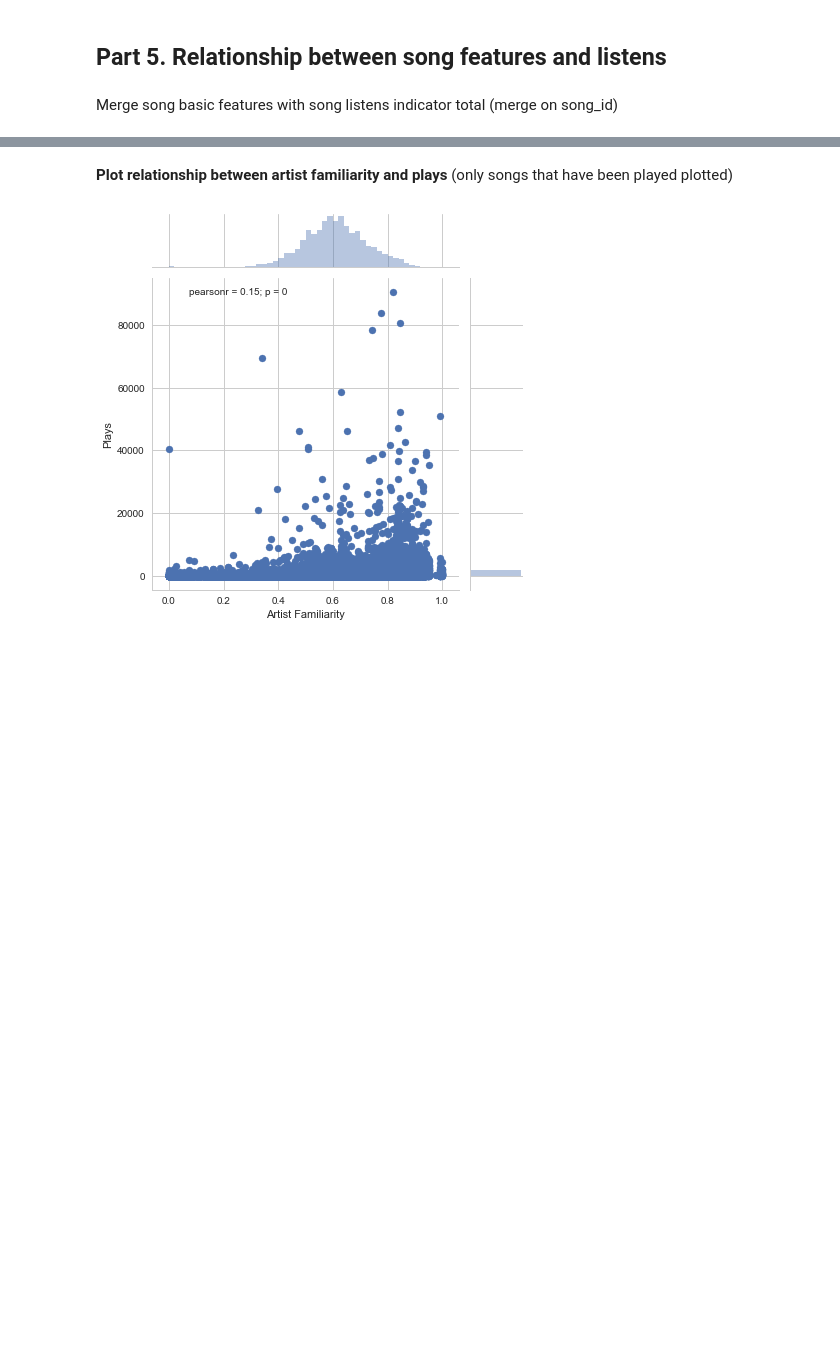
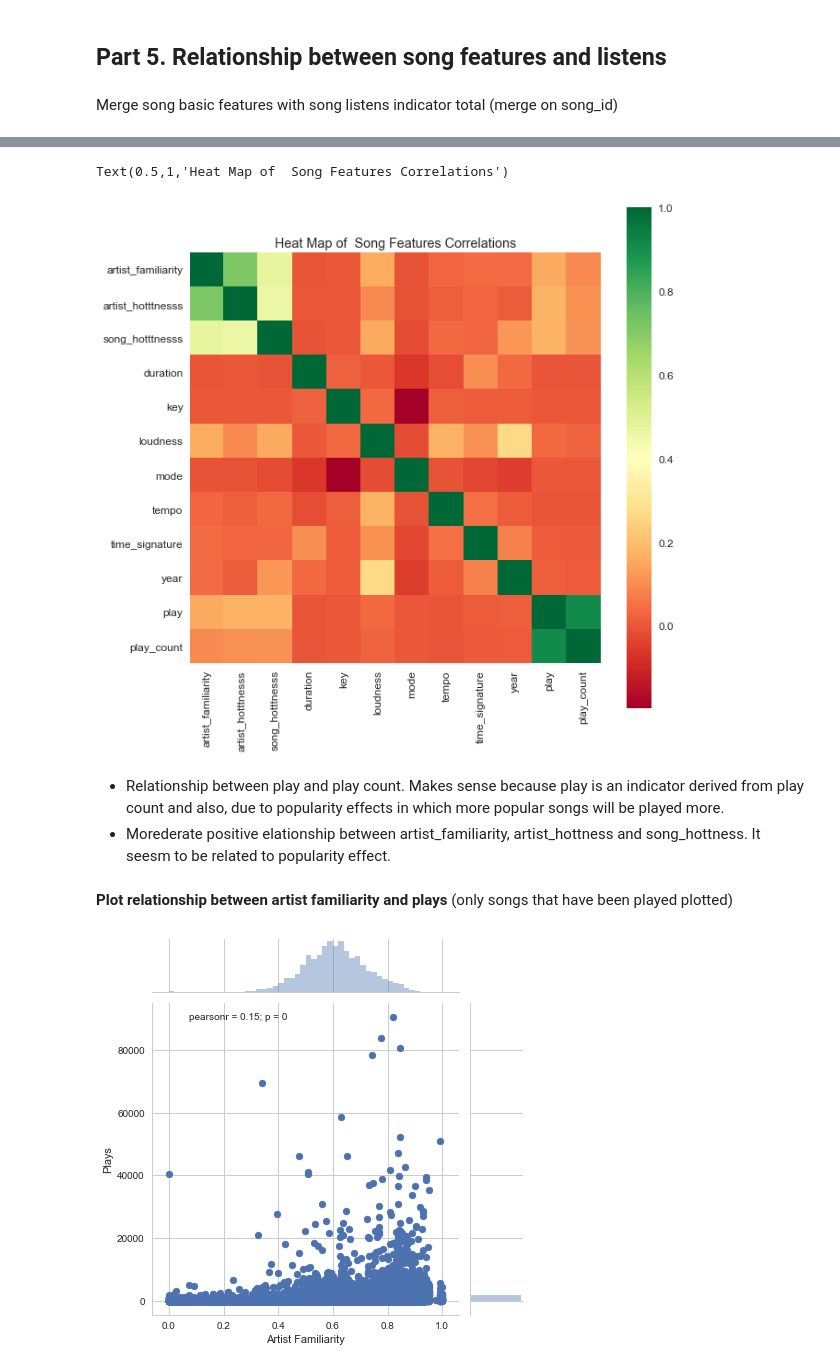
Before and after one commit to IvetteMTapia/Capstone1_Songs-Recommender_System, a Jupyter notebook: Exploratory Analysis and Statistical Inference.ipynb, the cells around one changed output, grey strips where cells are left out. Saved outputs shown, nothing was run; the diff lists cells and outputs as text; code cells hidden in the pictures; blank space fills up the shorter version.

```diff
--- a/Exploratory Analysis and Statistical Inference.ipynb
+++ b/Exploratory Analysis and Statistical Inference.ipynb
@@ -1225,3 +1233,17 @@ basic_features_listens.head()
+# %%
+plt.figure(figsize=(10, 10))
+
+sns.set(font_scale=1.2)
+
+sns.heatmap(song_feat_corr, square=True, cmap='RdYlGn')
+
+plt.title('Heat Map of  Song Features Correlations')
+# %% [output]
+Text(0.5,1,'Heat Map of  Song Features Correlations')
+[figure, added]
+# %% [markdown]
++ Relationship between play and play count. Makes sense because play is an indicator derived from play count and also, due to popularity effects in which more popular songs will be played more.
++ Morederate positive elationship between artist_familiarity, artist_hottness and song_hottness. It seesm to be related to popularity effect.
 # %% [markdown]
 **Plot relationship between artist familiarity and plays** (only songs that have been played plotted)
 # %%
```
Also changed, not shown: parts of 4 cells of this notebook.
